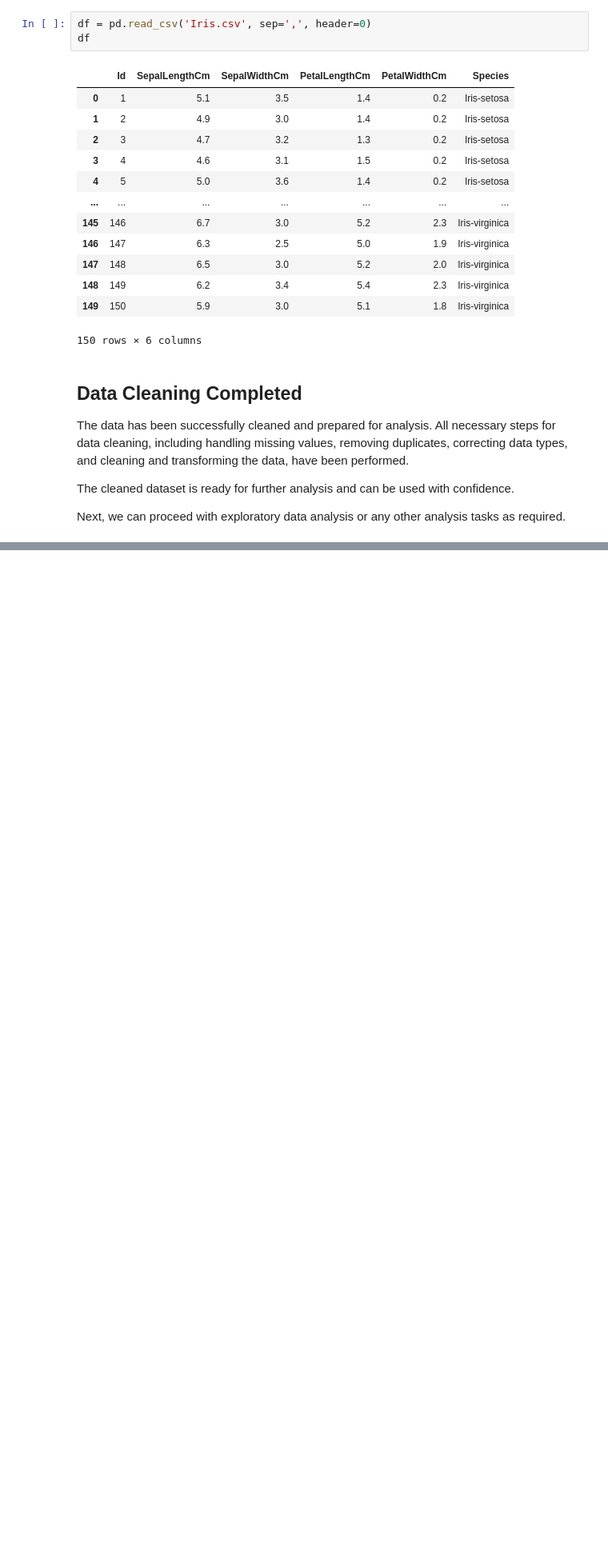
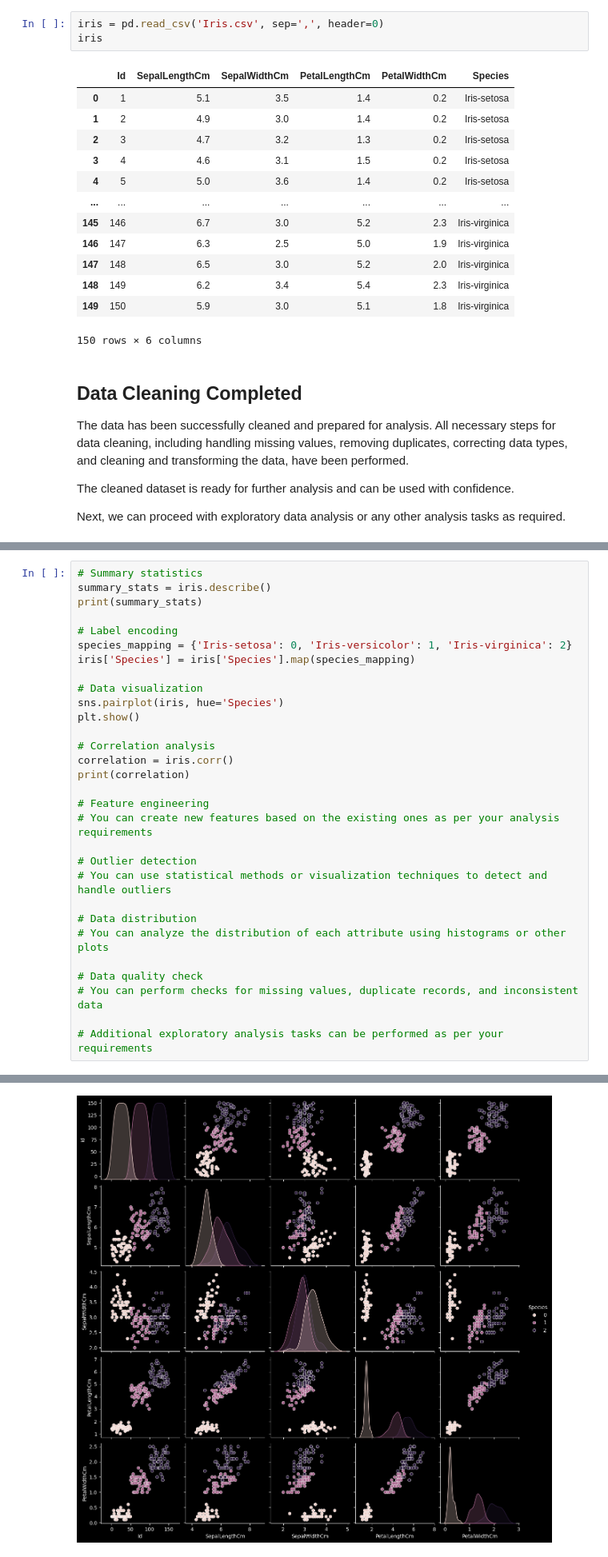
Before and after one commit to N1ch0l4sM/iris_cleaning, a Jupyter notebook: iris_clean.ipynb, the cells around one changed output, grey strips where cells are left out. Shown at 80% size. Saved outputs shown, nothing was run; the diff lists cells and outputs as text; blank space fills up the shorter version.

Commit message:
exploratory data done

```diff
--- a/iris_clean.ipynb
+++ b/iris_clean.ipynb
@@ -26,6 +27,6 @@ import matplotlib.pyplot as plt
 # %%
-df = pd.read_csv('Iris.csv', sep=',', header=0)
-df
+iris = pd.read_csv('Iris.csv', sep=',', header=0)
+iris
 # %% [output]
 |  | Id | SepalLengthCm | SepalWidthCm | PetalLengthCm | PetalWidthCm | Species |
 | 0 | 1 | 5.1 | 3.5 | 1.4 | 0.2 | Iris-setosa |
@@ -50,0 +76,31 @@ Next, we can proceed with exploratory data analysis or any other analysis tasks
+# %%
+# Summary statistics
+summary_stats = iris.describe()
+print(summary_stats)
+
+# Label encoding
+species_mapping = {'Iris-setosa': 0, 'Iris-versicolor': 1, 'Iris-virginica': 2}
+iris['Species'] = iris['Species'].map(species_mapping)
+
+# Data visualization
+sns.pairplot(iris, hue='Species')
+plt.show()
+
+# Correlation analysis
+correlation = iris.corr()
+print(correlation)
+
+# Feature engineering
+# You can create new features based on the existing ones as per your analysis requirements
+
+# Outlier detection
+# You can use statistical methods or visualization techniques to detect and handle outliers
+
+# Data distribution
+# You can analyze the distribution of each attribute using histograms or other plots
+
+# Data quality check
+# You can perform checks for missing values, duplicate records, and inconsistent data
+
+# Additional exploratory analysis tasks can be performed as per your requirements
+# %% [output]
@@ -50,0 +116 @@ Next, we can proceed with exploratory data analysis or any other analysis tasks
+[figure, added]
```
Also changed, not shown: parts of 3 cells of this notebook.
